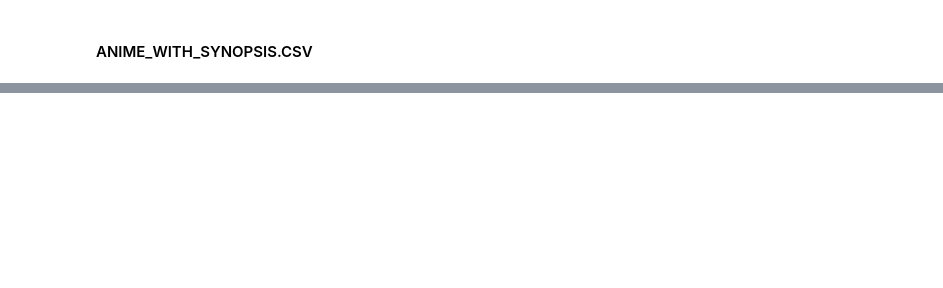
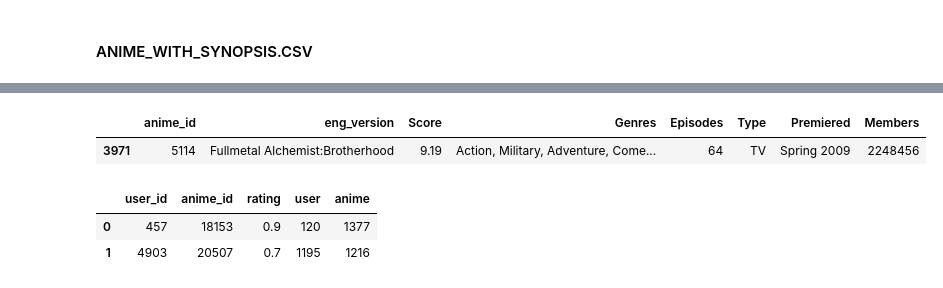
Before and after one commit to Monish-Nallagondalla/Anime_Recommender_hybrid, a Jupyter notebook: notebook/anime.ipynb, the cells around one changed output, grey strips where cells are left out. Cells and saved outputs as stored; diff of their text form; code cells hidden in the pictures; blank space fills up the shorter version.

```diff
--- a/notebook/anime.ipynb
+++ b/notebook/anime.ipynb
@@ -322,0 +481,5 @@ getAnimeFrame("Steins;Gate",df)
+# %%
+df.head(1)
+# %% [output]
+|  | anime_id | eng_version | Score | Genres | Episodes | Type | Premiered | Members |
+| 3971 | 5114 | Fullmetal Alchemist:Brotherhood | 9.19 | Action, Military, Adventure, Come... | 64 | TV | Spring 2009 | 2248456 |
@@ -322,0 +502,6 @@ getAnimeFrame("Steins;Gate",df)
+# %%
+rating_df.head(2)
+# %% [output]
+|  | user_id | anime_id | rating | user | anime |
+| 0 | 457 | 18153 | 0.9 | 120 | 1377 |
+| 1 | 4903 | 20507 | 0.7 | 1195 | 1216 |
```
Also changed, not shown: parts of 22 cells of this notebook, 1 other file.
